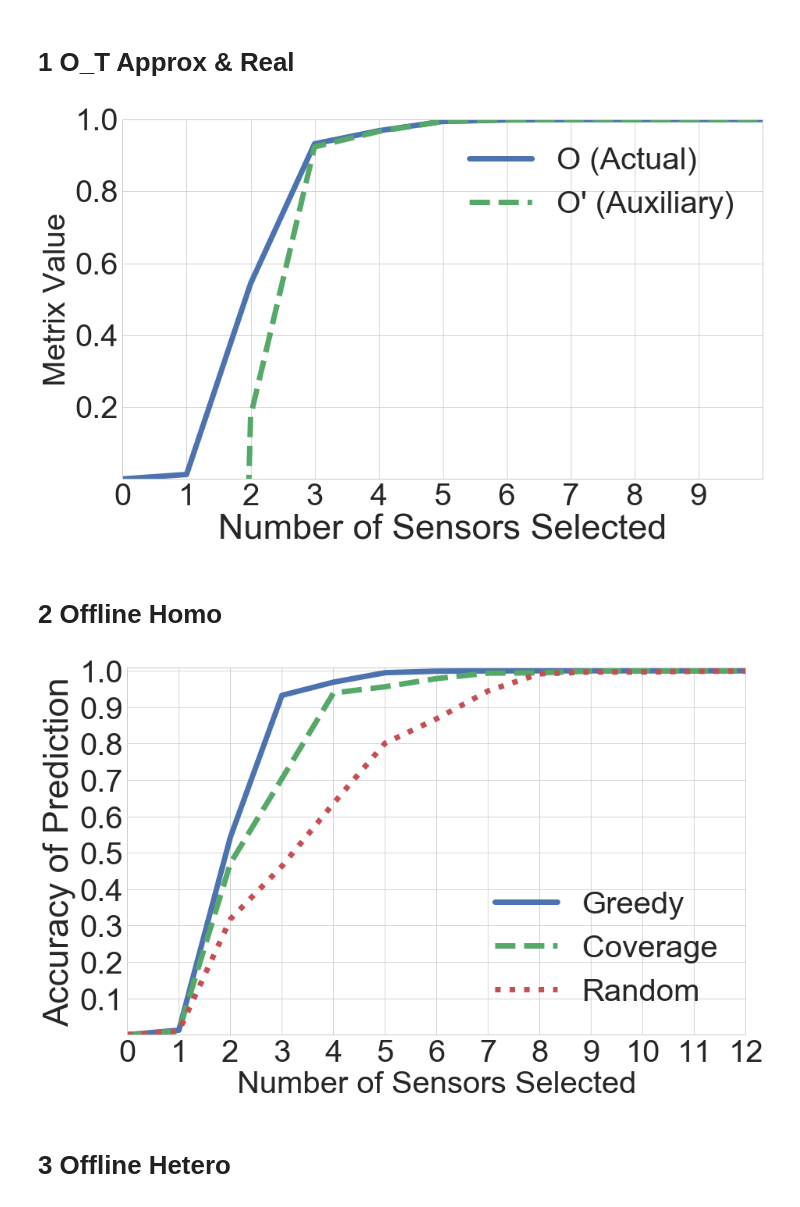
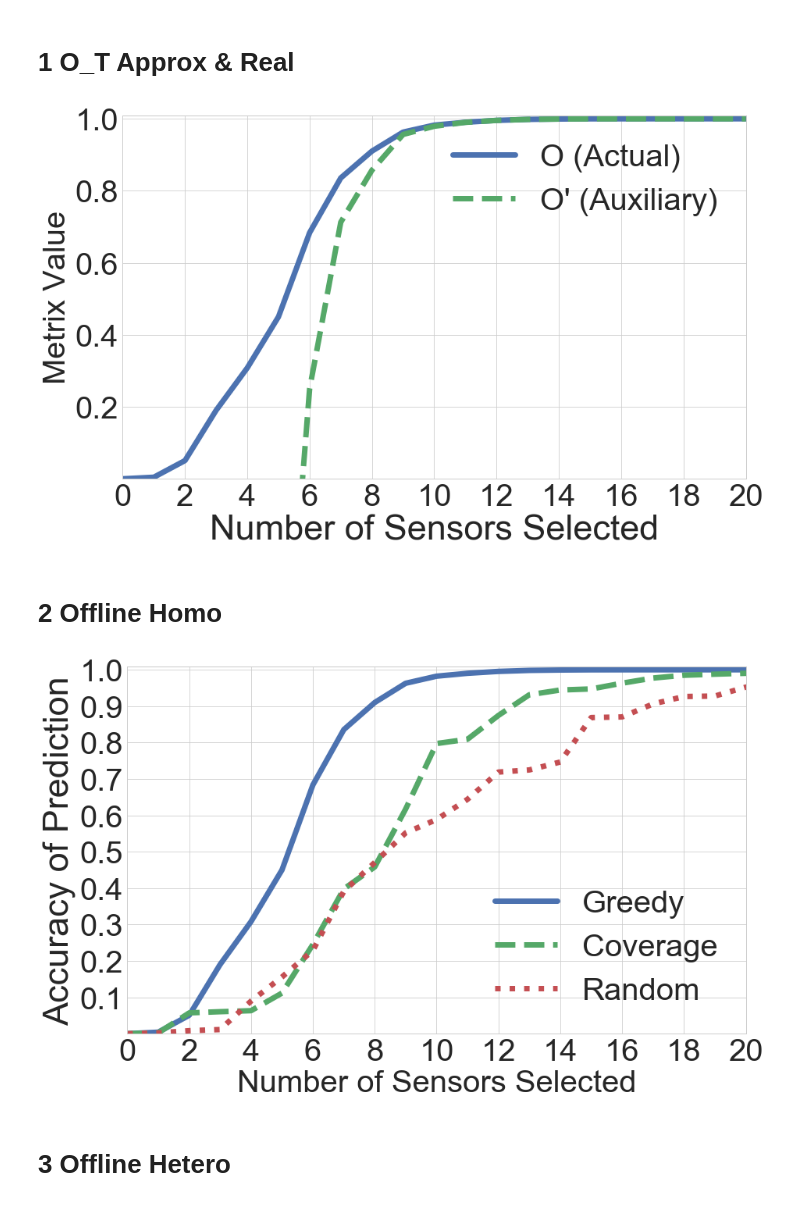
Before and after one commit to Wings-Lab/SelectSensor, a Jupyter notebook: plots.ipynb, the cells around one changed output. Drawn from its saved outputs; the diff is of its cells as text; code cells hidden in the pictures.

Commit message:
new plots for offline homo

```diff
--- a/plots.ipynb
+++ b/plots.ipynb
@@ -28,7 +28,7 @@ plt.rc('ytick', labelsize=SMALL_SIZE)    # fontsize of the tick labels
 plt.rc('legend', fontsize=SMALL_SIZE)    # legend fontsize
 plt.rc('figure', titlesize=BIGGER_SIZE) # fontsize of the figure title
 
-df_ot_approx_real = pd.read_csv('plot_data15/Offline_Greedy.csv', header=None)
+df_ot_approx_real = pd.read_csv('plot_data32/Offline_Greedy.csv', header=None)
 
 X_approx, Y_approx = df_ot_approx_real[0].tolist(), df_ot_approx_real[1].tolist()
 X_real, Y_real = df_ot_approx_real[0].tolist(), df_ot_approx_real[2].tolist()
@@ -46,17 +46,17 @@ plt.plot(X_approx, Y_approx, linestyle='--')
 plt.legend(['O (Actual)', 'O\' (Auxiliary)'], prop={'size':40})
 plt.xlabel('Number of Sensors Selected', fontsize=45)
 plt.ylabel('Metrix Value', fontsize=40)
-x_axis = np.arange(0, 10, 1)
+x_axis = np.arange(0, 21, 2)
 plt.xticks(x_axis)
 y_axis = np.arange(0.2, 1.1, 0.2)
 plt.yticks(y_axis)
-plt.xlim([0, 10])
-plt.ylim([0, 1])
+plt.xlim([0, 20])
+plt.ylim([0, 1.01])
 
-plt.savefig('plot15/ot_real_approx.pdf')
+plt.savefig('plot32/ot_real_approx.pdf')
 plt.show()
 # %% [output]
-[figure, old version]
+[figure, new version]
 # %% [markdown]
 # 2 Offline Homo
 # %%
@@ -80,43 +80,43 @@ plt.rc('ytick', labelsize=SMALL_SIZE)    # fontsize of the tick labels
 plt.rc('legend', fontsize=SMALL_SIZE)    # legend fontsize
 plt.rc('figure', titlesize=BIGGER_SIZE) # fontsize of the figure title
 
-df_greedy = pd.read_csv('plot_data15/Offline_Greedy.csv', header=None)
-df_coverage = pd.read_csv('plot_data15/Offline_Coverage.csv', header=None)
-df_random = pd.read_csv('plot_data15/Offline_Random.csv', header=None)
+df_greedy = pd.read_csv('plot_data32/Offline_Greedy.csv', header=None)
+df_coverage = pd.read_csv('plot_data32/Offline_Coverage.csv', header=None)
+df_random = pd.read_csv('plot_data32/Offline_Random.csv', header=None)
 
 
 X_greedy, Y_greedy = df_greedy[0].tolist(), df_greedy[2].tolist()
 X_coverage, Y_coverage = df_coverage[0].tolist(), df_coverage[1].tolist()
 X_random, Y_random = df_random[0].tolist(), df_random[1].tolist()
 
 X_greedy.insert(0, 0)
 Y_greedy.insert(0, 0)
 X_coverage.insert(0, 0)
 Y_coverage.insert(0, 0)
 X_random.insert(0, 0)
 Y_random.insert(0, 0)
 
 rcParams['lines.linewidth'] = 7
 
 plt.figure(figsize=(14,9))
 #plt.setp(linewidth=4)
 plt.plot(X_greedy, Y_greedy, linestyle='-')
 plt.plot(X_coverage, Y_coverage, linestyle='--')
 plt.plot(X_random, Y_random, linestyle=':')
 plt.legend(['Greedy', 'Coverage', 'Random'], prop={'size':40})
 plt.xlabel('Number of Sensors Selected', fontsize=40)
 plt.ylabel('Accuracy of Prediction', fontsize=45)
-x_axis = np.arange(0, 13, 1)
+x_axis = np.arange(0, 21, 2)
 plt.xticks(x_axis)
 y_axis = np.arange(0.1, 1.1, 0.1)
 plt.yticks(y_axis)
-plt.xlim([0, 12])
+plt.xlim([0, 20])
 plt.ylim([0, 1.01])
 
-plt.savefig('plot15/offline_homo.pdf')
+plt.savefig('plot32/offline_homo.pdf')
 plt.show()
 # %% [output]
-[figure, old version]
+[figure, new version]
 # %% [markdown]
 # 3 Offline Hetero
 # %%
```
Also changed, not shown: 3 other files.
